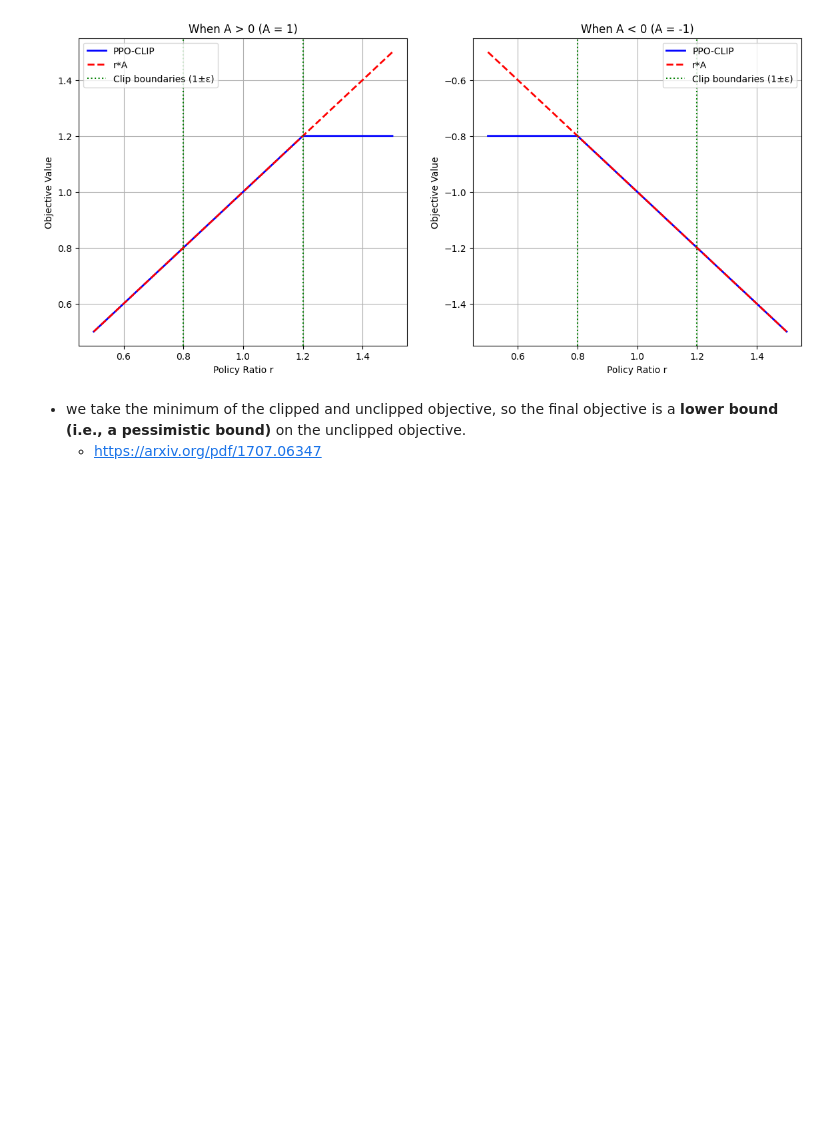
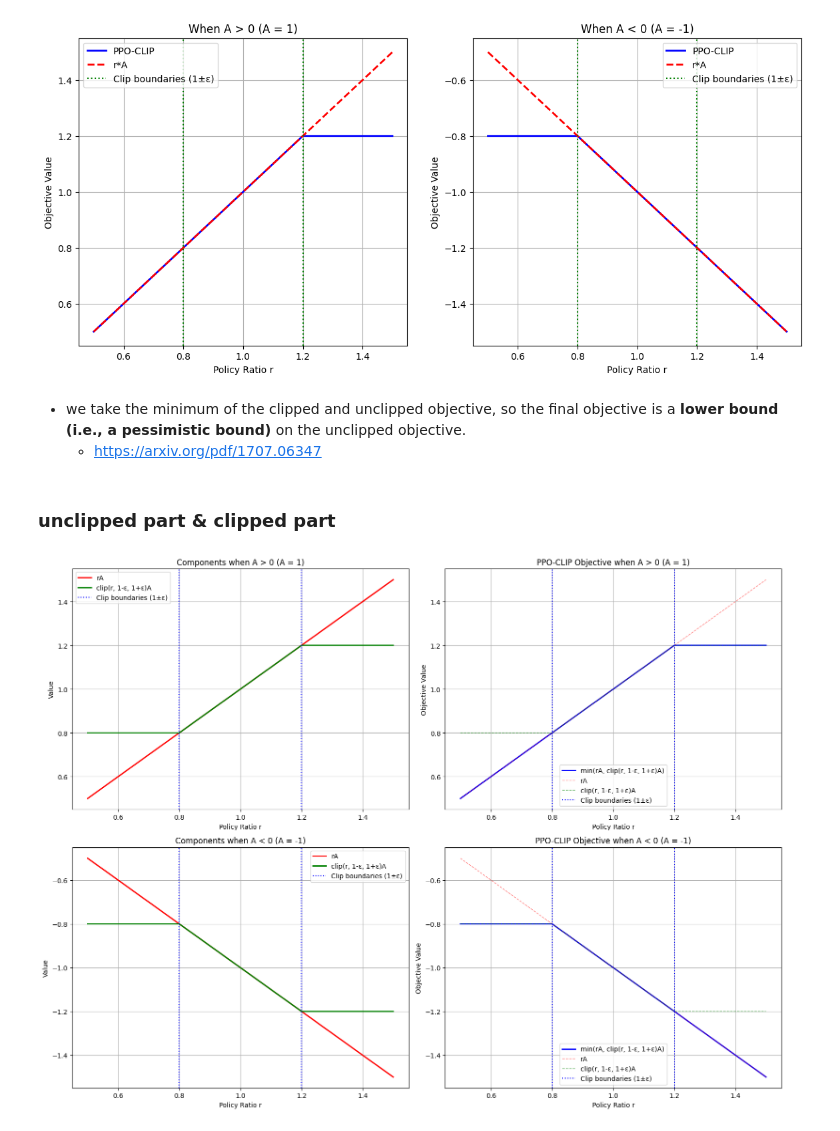
Before and after one commit to chunhuizhang/llm_rl, a Jupyter notebook: tutorials/basics_insights_of_RL/PPO_clip.ipynb, the cells around one changed output. Cells and saved outputs as stored; diff of their text form; code cells hidden in the pictures; blank space fills up the shorter version.

```diff
--- a/tutorials/basics_insights_of_RL/PPO_clip.ipynb
+++ b/tutorials/basics_insights_of_RL/PPO_clip.ipynb
@@ -75,3 +77,74 @@ axs[1].grid(True)
 # %% [markdown]
 - we take the minimum of the clipped and unclipped objective, so the final objective is a **lower bound (i.e., a pessimistic bound)** on the unclipped objective.
     - https://arxiv.org/pdf/1707.06347
+# %% [markdown]
+### unclipped part & clipped part
+# %%
+# Create 2x2 figure
+fig, axs = plt.subplots(2, 2, figsize=(16, 12))
+
+# Set basic parameters
+eps = 0.2
+r_values = np.linspace(0.5, 1.5, 1000)  # r uniformly distributed from 0.5 to 1.5
+
+# Row 1: A > 0 (A = 1)
+A = 1
+original_values = r_values * A  # Original policy gradient objective (rA)
+clipped_values = np.clip(r_values, 1-eps, 1+eps) * A  # Clipped objective
+ppo_values = ppo_clip(r_values, A, eps)  # PPO-CLIP objective
+
+# Row 1, Col 1: rA and clip(r, 1-eps, 1+eps)A separately for A > 0
+axs[0, 0].plot(r_values, original_values, 'r-', linewidth=2, label='rA')
+axs[0, 0].plot(r_values, clipped_values, 'g-', linewidth=2, label='clip(r, 1-ε, 1+ε)A')
+axs[0, 0].axvline(x=1-eps, color='b', linestyle=':', label='Clip boundaries (1±ε)')
+axs[0, 0].axvline(x=1+eps, color='b', linestyle=':')
+axs[0, 0].set_title('Components when A > 0 (A = 1)')
+axs[0, 0].set_xlabel('Policy Ratio r')
+axs[0, 0].set_ylabel('Value')
+axs[0, 0].legend()
+axs[0, 0].grid(True)
+
+# Row 1, Col 2: min(rA, clip(r, 1-eps, 1+eps)A) for A > 0
+axs[0, 1].plot(r_values, ppo_values, 'b-', linewidth=2, label='min(rA, clip(r, 1-ε, 1+ε)A)')
+axs[0, 1].plot(r_values, original_values, 'r--', linewidth=1, alpha=0.5, label='rA')
+axs[0, 1].plot(r_values, clipped_values, 'g--', linewidth=1, alpha=0.5, label='clip(r, 1-ε, 1+ε)A')
+axs[0, 1].axvline(x=1-eps, color='b', linestyle=':', label='Clip boundaries (1±ε)')
+axs[0, 1].axvline(x=1+eps, color='b', linestyle=':')
+axs[0, 1].set_title('PPO-CLIP Objective when A > 0 (A = 1)')
+axs[0, 1].set_xlabel('Policy Ratio r')
+axs[0, 1].set_ylabel('Objective Value')
+axs[0, 1].legend()
+axs[0, 1].grid(True)
+
+# Row 2: A < 0 (A = -1)
+A = -1
+original_values = r_values * A  # Original policy gradient objective (rA)
+clipped_values = np.clip(r_values, 1-eps, 1+eps) * A  # Clipped objective
+ppo_values = ppo_clip(r_values, A, eps)  # PPO-CLIP objective
+
+# Row 2, Col 1: rA and clip(r, 1-eps, 1+eps)A separately for A < 0
+axs[1, 0].plot(r_values, original_values, 'r-', linewidth=2, label='rA')
+axs[1, 0].plot(r_values, clipped_values, 'g-', linewidth=2, label='clip(r, 1-ε, 1+ε)A')
+axs[1, 0].axvline(x=1-eps, color='b', linestyle=':', label='Clip boundaries (1±ε)')
+axs[1, 0].axvline(x=1+eps, color='b', linestyle=':')
+axs[1, 0].set_title('Components when A < 0 (A = -1)')
+axs[1, 0].set_xlabel('Policy Ratio r')
+axs[1, 0].set_ylabel('Value')
+axs[1, 0].legend()
+axs[1, 0].grid(True)
+
+# Row 2, Col 2: min(rA, clip(r, 1-eps, 1+eps)A) for A < 0
+axs[1, 1].plot(r_values, ppo_values, 'b-', linewidth=2, label='min(rA, clip(r, 1-ε, 1+ε)A)')
+axs[1, 1].plot(r_values, original_values, 'r--', linewidth=1, alpha=0.5, label='rA')
+axs[1, 1].plot(r_values, clipped_values, 'g--', linewidth=1, alpha=0.5, label='clip(r, 1-ε, 1+ε)A')
+axs[1, 1].axvline(x=1-eps, color='b', linestyle=':', label='Clip boundaries (1±ε)')
+axs[1, 1].axvline(x=1+eps, color='b', linestyle=':')
+axs[1, 1].set_title('PPO-CLIP Objective when A < 0 (A = -1)')
+axs[1, 1].set_xlabel('Policy Ratio r')
+axs[1, 1].set_ylabel('Objective Value')
+axs[1, 1].legend()
+axs[1, 1].grid(True)
+
+plt.tight_layout()
+# %% [output]
+[figure, added]
```
Also changed, not shown: parts of 1 cell of this notebook.
